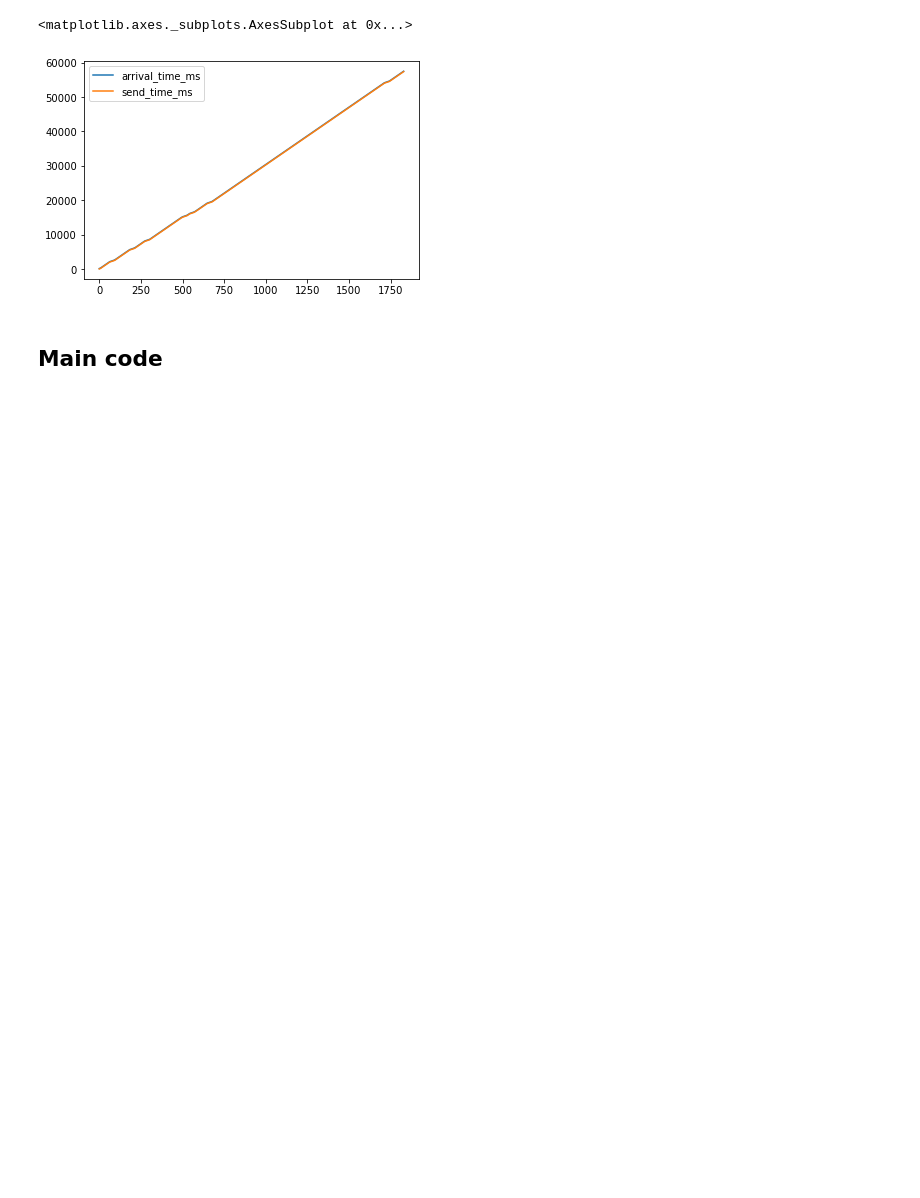
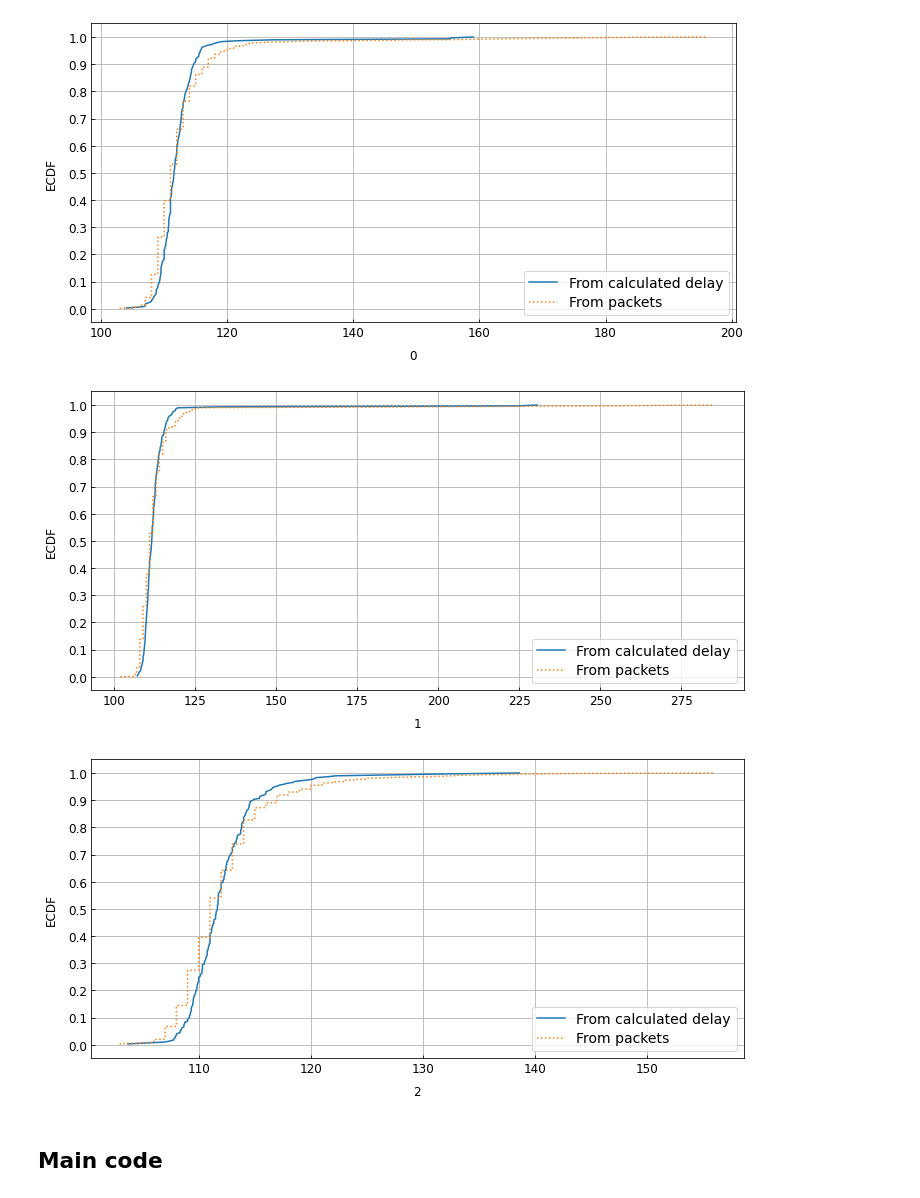
Before and after one commit to denama/ReCoCo, a Jupyter notebook: simulation_analysis/Analyze sending rate.ipynb, the cells around one changed output. Drawn from its saved outputs; the diff is of its cells as text; code cells hidden in the pictures; blank space fills up the shorter version.

```diff
--- a/simulation_analysis/Analyze sending rate.ipynb
+++ b/simulation_analysis/Analyze sending rate.ipynb
@@ -92,5 +39,12 @@ df[["arrival_time_ms", "send_time_ms"]].plot()
-# %%
-df[["arrival_time_ms", "send_time_ms"]].plot()
-# %% [output]
-<matplotlib.axes._subplots.AxesSubplot at 0x...>
-[figure, removed]
+# %%
+for i in range(0,len(l_rate)-1):
+    average_delay = l_rate[i]["delay"]
+    df = pd.DataFrame(l_rate[i]["list_of_packets"])
+    delay_from_packets = df["arrival_time_ms"] - df["send_time_ms"]
+
+    a = plot_cdf_multiple([average_delay, delay_from_packets], i, legend=["From calculated delay", "From packets"])
+    #     plt.xlim(0,200)
+# %% [output]
+[figure, added]
+[figure, added]
+[figure, added]
```
Also changed, not shown: parts of 30 cells of this notebook, 27 other files.
